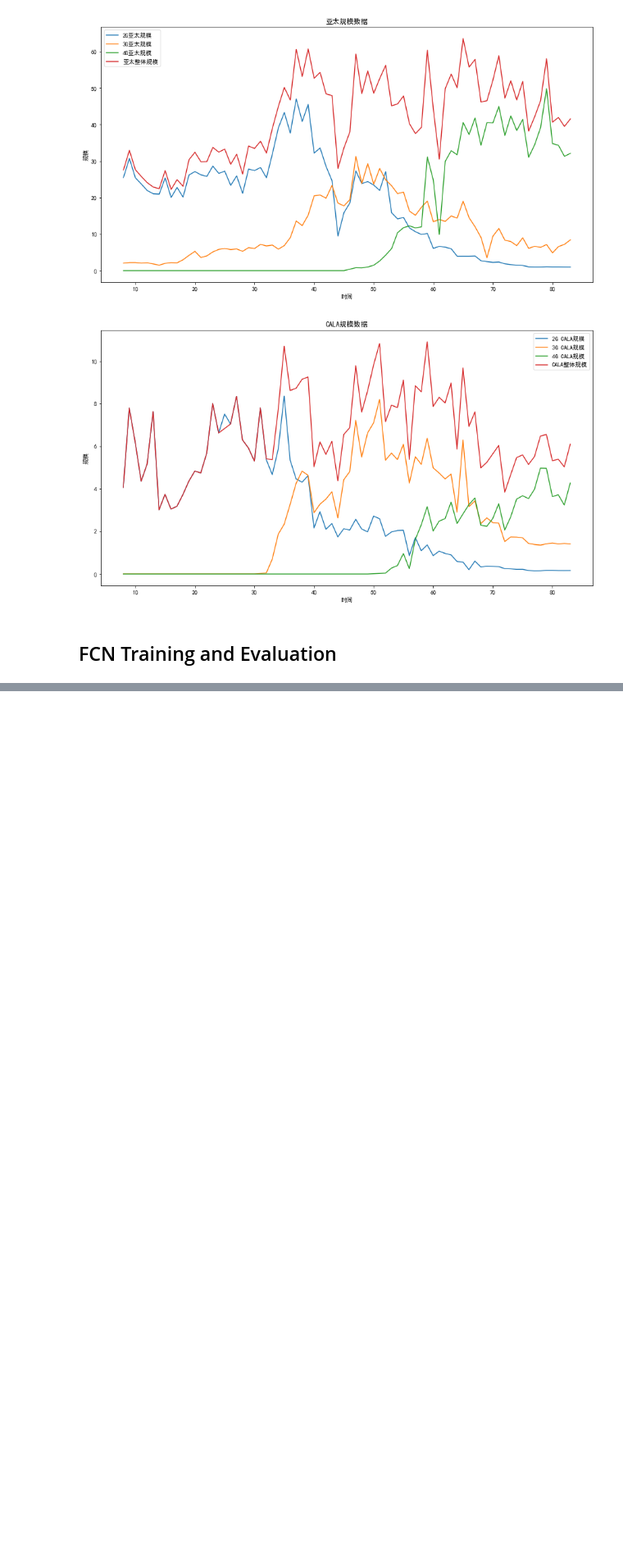
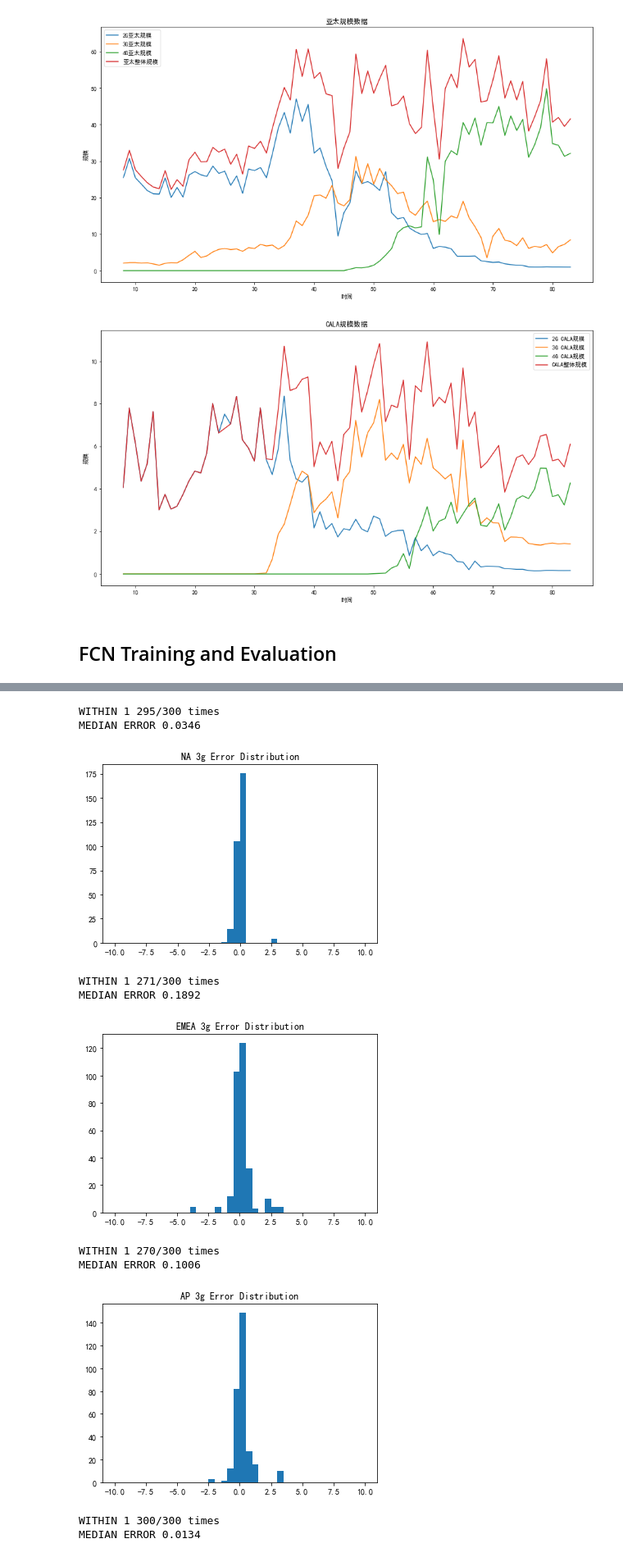
Before and after one commit to Leo428/Self-Driving-Decal, a Jupyter notebook: hw/huawei_model/model.ipynb, the cells around one changed output, grey strips where cells are left out. Shown at 82% size. Cells and saved outputs as stored; diff of their text form; code cells hidden in the pictures; blank space fills up the shorter version.

```diff
--- a/hw/huawei_model/model.ipynb
+++ b/hw/huawei_model/model.ipynb
@@ -442,0 +288,16 @@ MEDIAN ERROR 0.0800
+# %%
+for i in range(len(models_3g)):
+    names = column_names[names_list[i]]
+    plot_error(models_3g[i], names[:3], columns_dict[names[1]], 1, names_list[i] + ' 3g')
+# %% [output]
+WITHIN 1 295/300 times
+MEDIAN ERROR 0.0346
+[figure, added]
+WITHIN 1 271/300 times
+MEDIAN ERROR 0.1892
+[figure, added]
+WITHIN 1 270/300 times
+MEDIAN ERROR 0.1006
+[figure, added]
+WITHIN 1 300/300 times
+MEDIAN ERROR 0.0134
```
Also changed, not shown: parts of 23 cells of this notebook, 19 other files.
